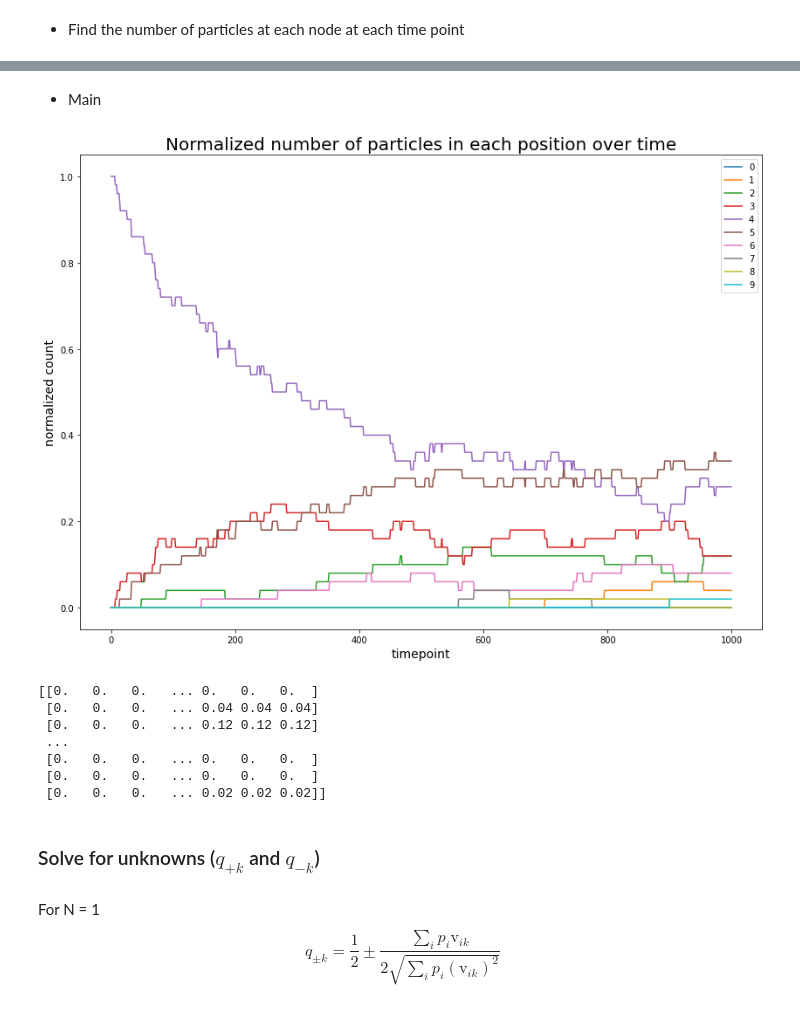
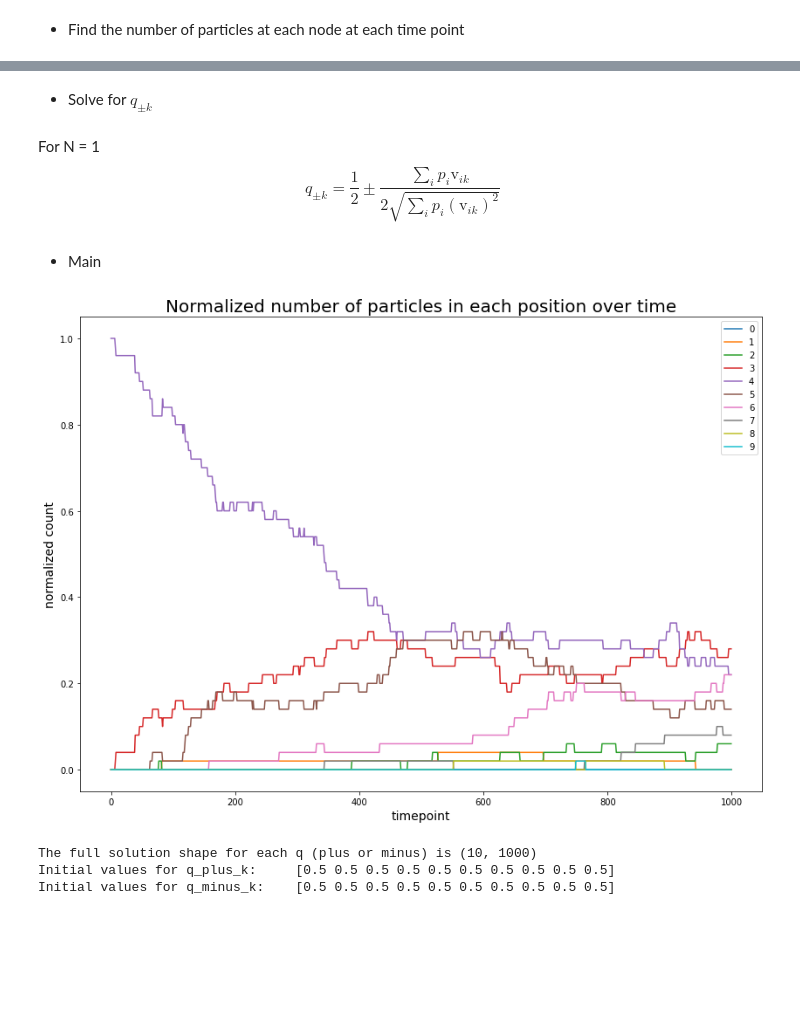
Before and after one commit to margotwagner/diffusion-model, a Jupyter notebook: code/RandomWalk1DEigenmodeDecomp.ipynb, the cells around one changed output, grey strips where cells are left out. Saved outputs shown, nothing was run; the diff lists cells and outputs as text; code cells hidden in the pictures; blank space fills up the shorter version.

Commit message:
completed q+/- formulation; beginning markov code

```diff
--- a/code/RandomWalk1DEigenmodeDecomp.ipynb
+++ b/code/RandomWalk1DEigenmodeDecomp.ipynb
@@ -166,0 +207,7 @@ def postprocess_rw(all_N_positions, plot=False):
+# %% [markdown]
+* Solve for $q_{\pm k}$
+# %% [markdown]
+For N = 1
+\begin{equation}
+    q_{\pm k} = \frac{1}{2} \pm \frac{\sum_i p_i \text{v}_{i k}}{2\sqrt{\sum_i p_i (\text{v}_{i k})^2}}
+\end{equation}
@@ -169,32 +249,37 @@ def postprocess_rw(all_N_positions, plot=False):
 # %%
 def main():
 
     # find probability of moving one step
     p = find_p(L, n_locs, D, dt)
 
     # run simulation
     all_N_positions = random_walk(N, n_t_pts, p)
 
     # plot output
     n_per_loc, p_per_loc, means = postprocess_rw(all_N_positions, plot=True)
 
+    # build transition matrix
+    A = transition_matrix_maker(p, n_locs, is_prob=True)
+
+    # get eigenvalues/eigenvalues
+    e_val, e_vec = eig(A)
+
+    # solve for q +/- k
+    q_plus_k, q_minus_k = q_pm_k(p_per_loc, e_vec)
+
+    print("The full solution shape for each q (plus or minus) is", q_plus_k.shape)
+
+    print("Initial values for q_plus_k:\t", q_plus_k[:,0])
+    print("Initial values for q_minus_k:\t", q_minus_k[:,0])
+
+
+
 
 
 if __name__ == '__main__':
     tables_created = main()
 # %% [output]
-[figure, old version]
+[figure, new version]
-[[0.   0.   0.   ... 0.   0.   0.  ]
- [0.   0.   0.   ... 0.04 0.04 0.04]
- [0.   0.   0.   ... 0.12 0.12 0.12]
- ...
- [0.   0.   0.   ... 0.   0.   0.  ]
- [0.   0.   0.   ... 0.   0.   0.  ]
- [0.   0.   0.   ... 0.02 0.02 0.02]]
+The full solution shape for each q (plus or minus) is (10, 1000)
+Initial values for q_plus_k:     [0.5 0.5 0.5 0.5 0.5 0.5 0.5 0.5 0.5 0.5]
+Initial values for q_minus_k:    [0.5 0.5 0.5 0.5 0.5 0.5 0.5 0.5 0.5 0.5]
-# %% [markdown]
-### Solve for unknowns ($q_{+k}$ and $q_{-k}$)
-# %% [markdown]
-For N = 1
-\begin{equation}
-    q_{\pm k} = \frac{1}{2} \pm \frac{\sum_i p_i \text{v}_{i k}}{2\sqrt{\sum_i p_i (\text{v}_{i k})^2}}
-\end{equation}
```
Also changed, not shown: parts of 21 cells of this notebook.
